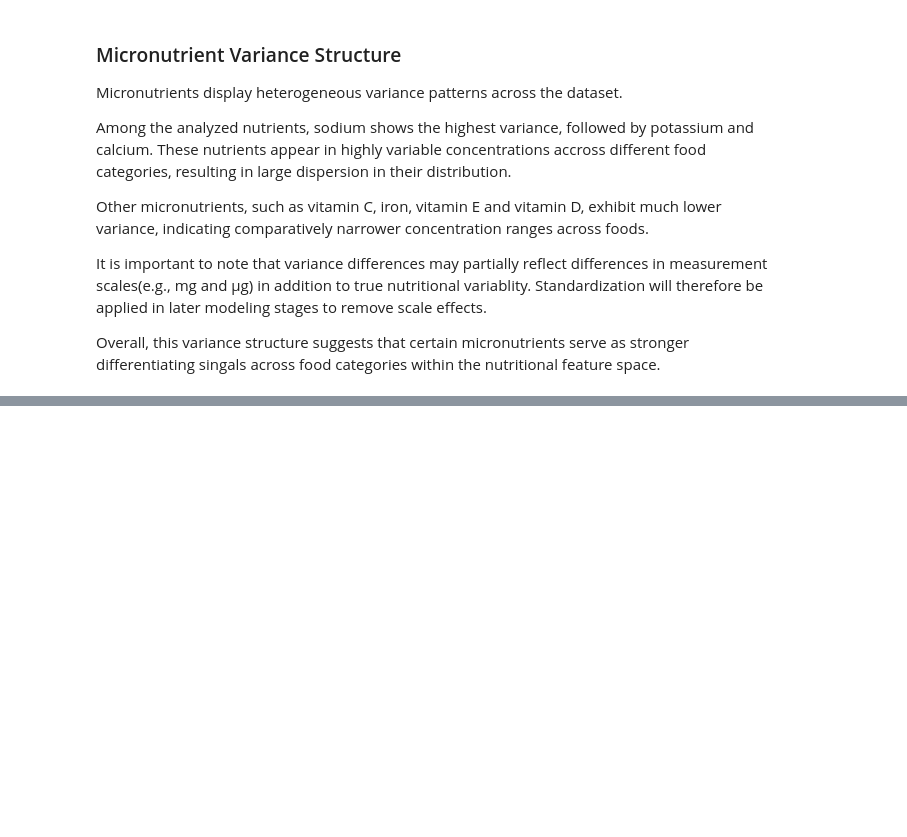
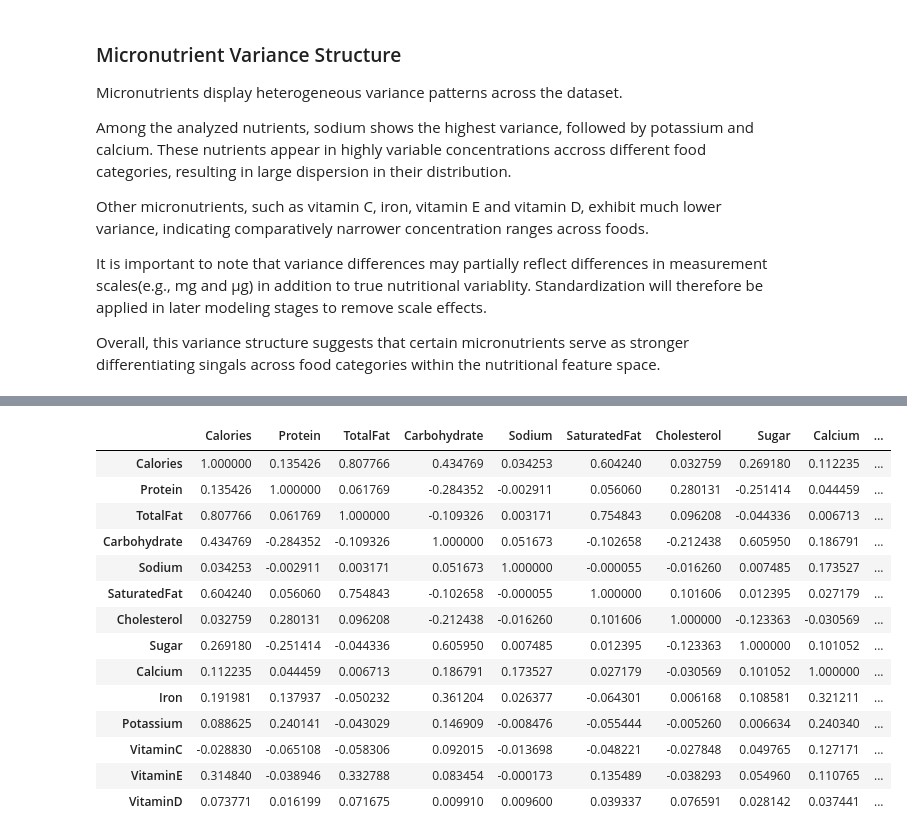
Before and after one commit to lasombra7/macro-density-analysis, a Jupyter notebook: notebooks/macro-density-analysis.ipynb, the cells around one changed output, grey strips where cells are left out. Drawn from its saved outputs; the diff is of its cells as text; code cells hidden in the pictures; blank space fills up the shorter version.

```diff
--- a/notebooks/macro-density-analysis.ipynb
+++ b/notebooks/macro-density-analysis.ipynb
@@ -503,0 +538,20 @@ Overall, this variance structure suggests that certain micronutrients serve as s
+# %%
+# Compute Pearson correlation matrix
+corr_matrix = df_scaled.corr()
+corr_matrix
+# %% [output]
+|  | Calories | Protein | TotalFat | Carbohydrate | Sodium | SaturatedFat | Cholesterol | Sugar | Calcium | ... |
+| Calories | 1.000000 | 0.135426 | 0.807766 | 0.434769 | 0.034253 | 0.604240 | 0.032759 | 0.269180 | 0.112235 | ... |
+| Protein | 0.135426 | 1.000000 | 0.061769 | -0.284352 | -0.002911 | 0.056060 | 0.280131 | -0.251414 | 0.044459 | ... |
+| TotalFat | 0.807766 | 0.061769 | 1.000000 | -0.109326 | 0.003171 | 0.754843 | 0.096208 | -0.044336 | 0.006713 | ... |
+| Carbohydrate | 0.434769 | -0.284352 | -0.109326 | 1.000000 | 0.051673 | -0.102658 | -0.212438 | 0.605950 | 0.186791 | ... |
+| Sodium | 0.034253 | -0.002911 | 0.003171 | 0.051673 | 1.000000 | -0.000055 | -0.016260 | 0.007485 | 0.173527 | ... |
+| SaturatedFat | 0.604240 | 0.056060 | 0.754843 | -0.102658 | -0.000055 | 1.000000 | 0.101606 | 0.012395 | 0.027179 | ... |
+| Cholesterol | 0.032759 | 0.280131 | 0.096208 | -0.212438 | -0.016260 | 0.101606 | 1.000000 | -0.123363 | -0.030569 | ... |
+| Sugar | 0.269180 | -0.251414 | -0.044336 | 0.605950 | 0.007485 | 0.012395 | -0.123363 | 1.000000 | 0.101052 | ... |
+| Calcium | 0.112235 | 0.044459 | 0.006713 | 0.186791 | 0.173527 | 0.027179 | -0.030569 | 0.101052 | 1.000000 | ... |
+| Iron | 0.191981 | 0.137937 | -0.050232 | 0.361204 | 0.026377 | -0.064301 | 0.006168 | 0.108581 | 0.321211 | ... |
+| Potassium | 0.088625 | 0.240141 | -0.043029 | 0.146909 | -0.008476 | -0.055444 | -0.005260 | 0.006634 | 0.240340 | ... |
+| VitaminC | -0.028830 | -0.065108 | -0.058306 | 0.092015 | -0.013698 | -0.048221 | -0.027848 | 0.049765 | 0.127171 | ... |
+| VitaminE | 0.314840 | -0.038946 | 0.332788 | 0.083454 | -0.000173 | 0.135489 | -0.038293 | 0.054960 | 0.110765 | ... |
+| VitaminD | 0.073771 | 0.016199 | 0.071675 | 0.009910 | 0.009600 | 0.039337 | 0.076591 | 0.028142 | 0.037441 | ... |
```
Also changed, not shown: parts of 19 cells of this notebook.
